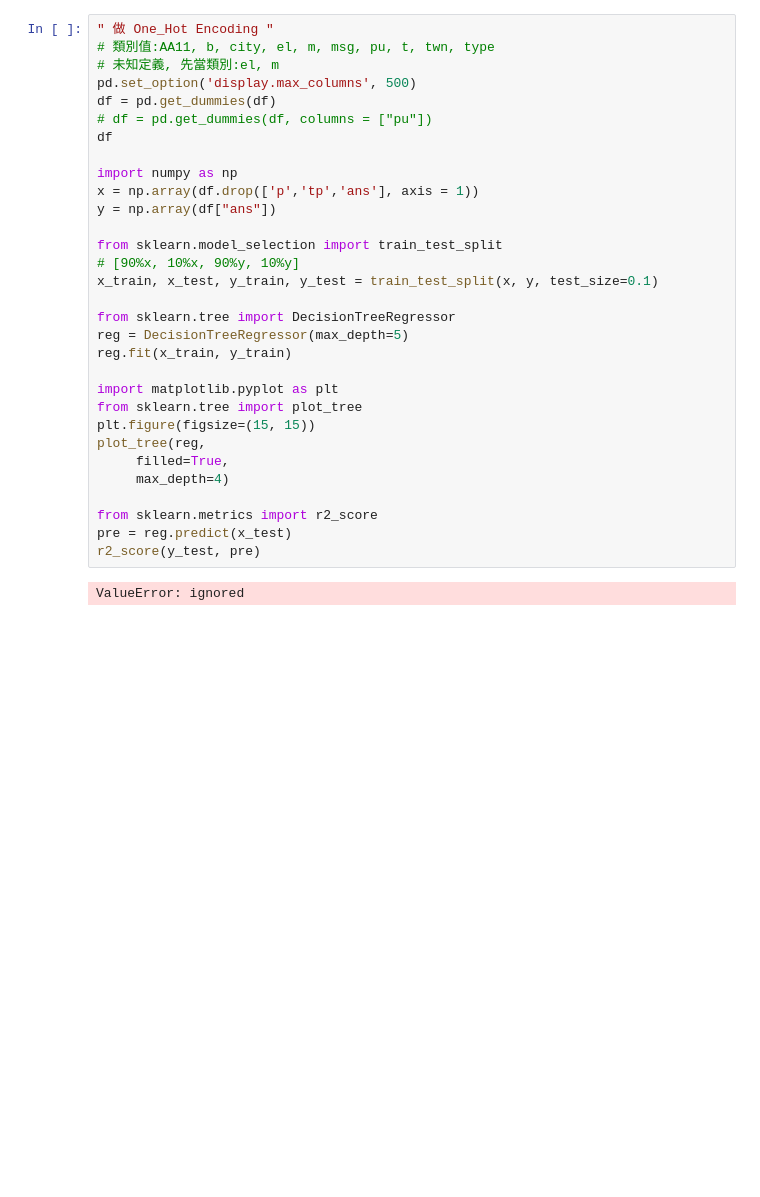
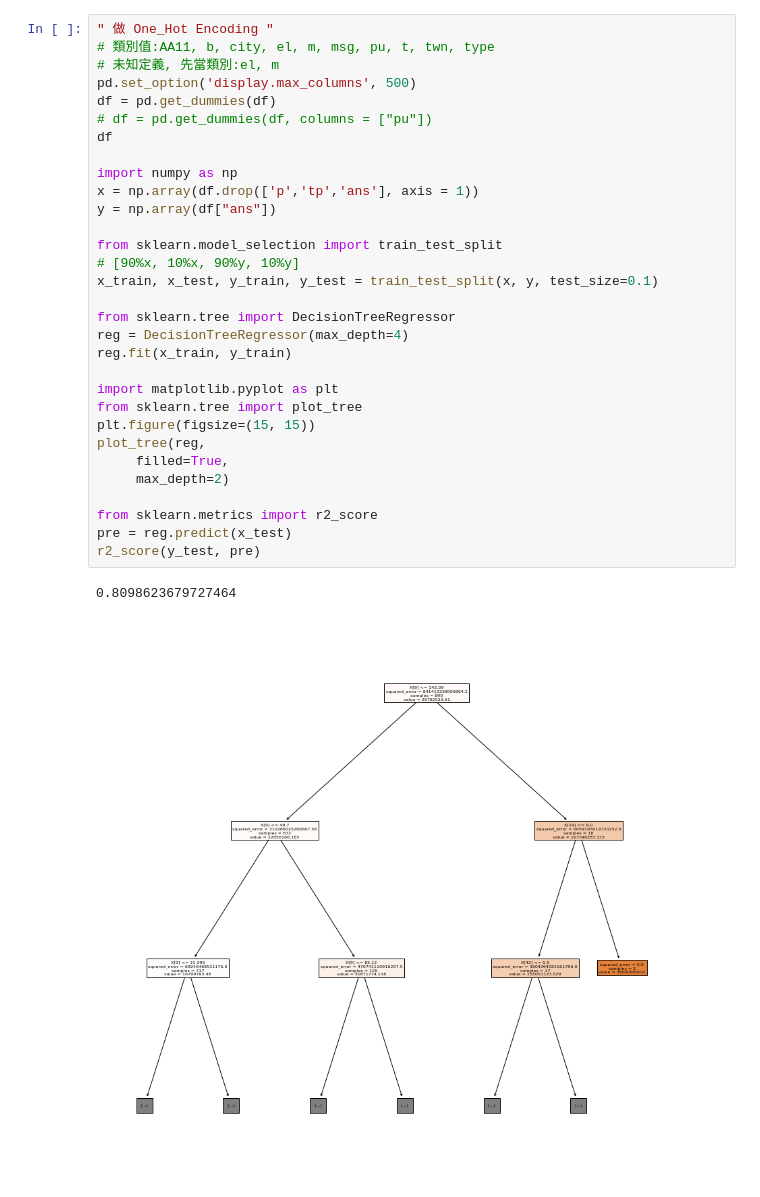
Before and after one commit to Liang130520/Tibame-TeamProject, a Jupyter notebook: TeamProject_api_模型_1版.ipynb, the cells around one changed output. Saved outputs shown, nothing was run; the diff lists cells and outputs as text; blank space fills up the shorter version.

```diff
--- a/TeamProject_api_模型_1版.ipynb
+++ b/TeamProject_api_模型_1版.ipynb
@@ -48,33 +48,34 @@ df
 # %%
 " 做 One_Hot Encoding "
 # 類別值:AA11, b, city, el, m, msg, pu, t, twn, type
 # 未知定義, 先當類別:el, m
 pd.set_option('display.max_columns', 500)
 df = pd.get_dummies(df)
 # df = pd.get_dummies(df, columns = ["pu"])
 df
 
 import numpy as np
 x = np.array(df.drop(['p','tp','ans'], axis = 1))
 y = np.array(df["ans"])
 
 from sklearn.model_selection import train_test_split
 # [90%x, 10%x, 90%y, 10%y]
 x_train, x_test, y_train, y_test = train_test_split(x, y, test_size=0.1)
 
 from sklearn.tree import DecisionTreeRegressor
-reg = DecisionTreeRegressor(max_depth=5)
+reg = DecisionTreeRegressor(max_depth=4)
 reg.fit(x_train, y_train)
 
 import matplotlib.pyplot as plt
 from sklearn.tree import plot_tree
 plt.figure(figsize=(15, 15))
 plot_tree(reg,
      filled=True,
-     max_depth=4)
+     max_depth=2)
 
 from sklearn.metrics import r2_score
 pre = reg.predict(x_test)
 r2_score(y_test, pre)
 # %% [output]
-ValueError: ignored
+0.8098623679727464
+[figure, added]
```
Also changed, not shown: parts of 2 cells of this notebook.
